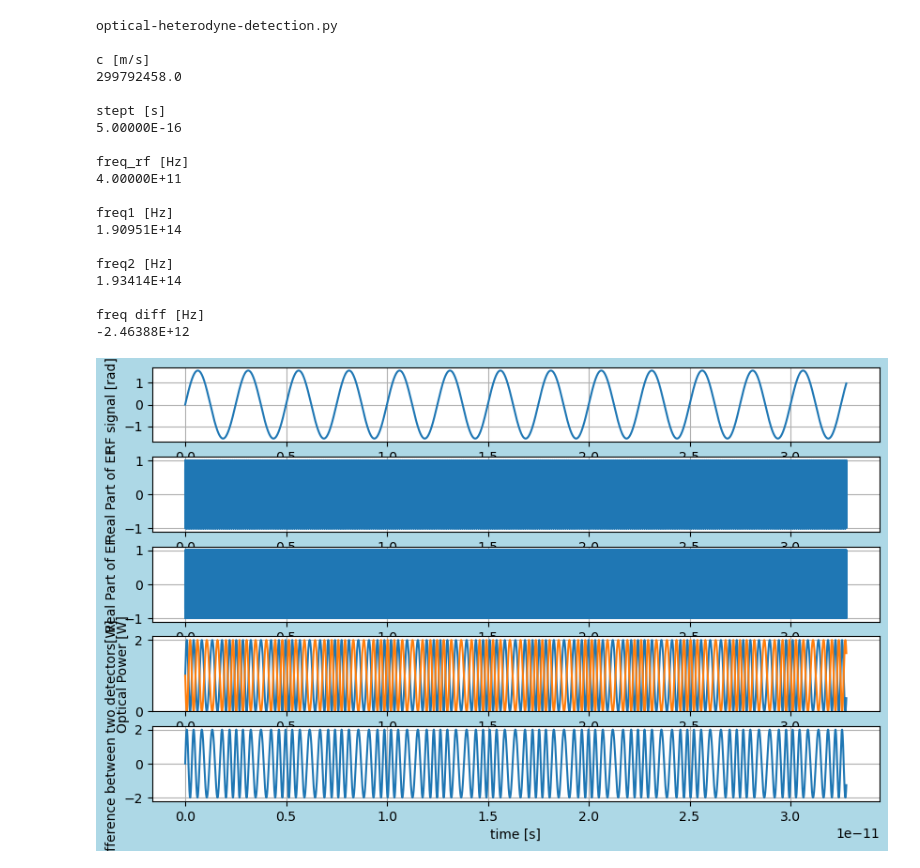
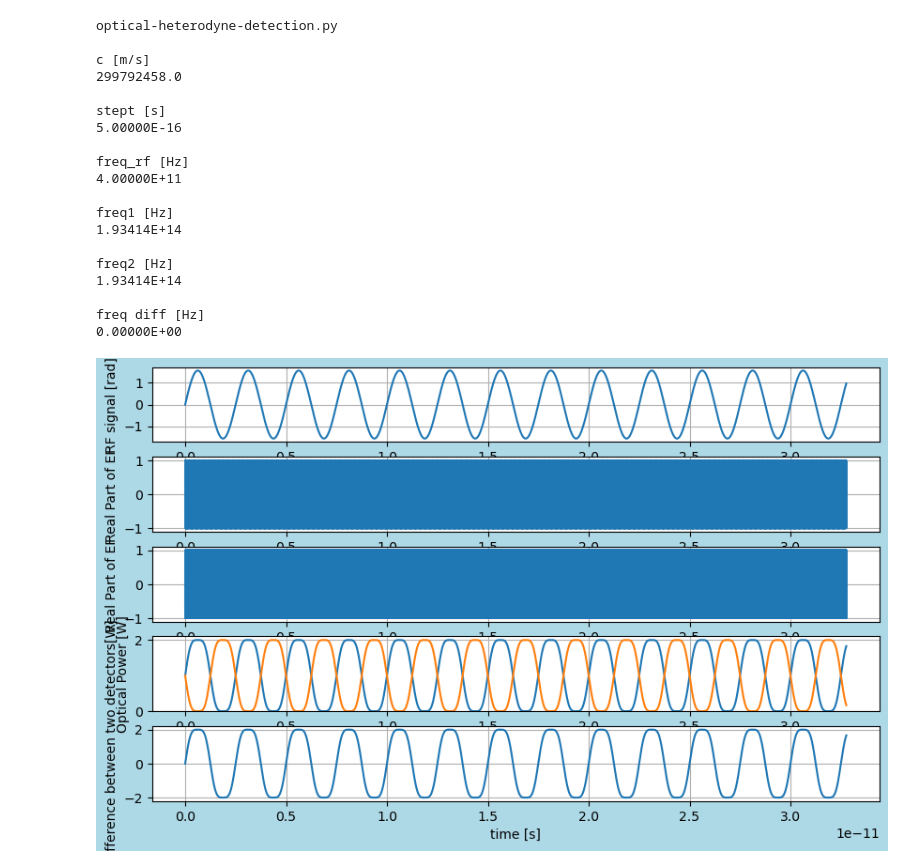
Before and after one commit to tacticstactics/optical-heterodyne-detection, a Jupyter notebook: optical-heterodyne-detection/optical_heterodyne_detection.ipynb, the cells around one changed output. Cells and saved outputs as stored; diff of their text form; code cells hidden in the pictures.

```diff
--- a/optical-heterodyne-detection/optical_heterodyne_detection.ipynb
+++ b/optical-heterodyne-detection/optical_heterodyne_detection.ipynb
@@ -43,9 +43,8 @@ oplcommon2=100 #Common Path Length 2
 opl1 =100
 opl2= 100
 
-wl1 = 1570e-9; #wavelength1 [m] Heterodyne
-#wl1 = 1550e-9; #wavelength1 [m] Homodyne
-wl2 = 1550e-9; #wavelength2 [m]
+wl1 = 1550e-9
+wl2 = 1550e-9
 
 # If wl1 and wl2 are equal, homodyne. If not, heterodyne.
 
@@ -201,33 +200,33 @@ ax3_1.set_ylabel("Power Spectrum")
 ax3_1.set_xlim(-1e12,10e12)
 
 ax3_2.plot(xf, 2.0/samplerate * np.abs(Port2_powercol_f[0:samplerate//2]))
 ax3_2.set_ylabel("Power Spectrum")
 ax3_2.set_xlim(-1e12,10e12)
 
 Power_diffcol_f = fft(Power_diffcol)
 ax3_3.plot(xf, 2.0/samplerate * np.abs(Power_diffcol_f[0:samplerate//2]))
 ax3_3.set_ylabel("Power Spectrum Difference")
 ax3_3.set_xlim(-1e12,10e12)
 
 plt.show()
 # %% [output]
 optical-heterodyne-detection.py
 
 c [m/s]
 299792458.0
 
 stept [s]
 5.00000E-16
 
 freq_rf [Hz]
 4.00000E+11
 
 freq1 [Hz]
-1.90951E+14
+1.93414E+14
 
 freq2 [Hz]
 1.93414E+14
 
 freq diff [Hz]
--2.46388E+12
+0.00000E+00
-[figure, old version]
+[figure, new version]
```
Also changed, not shown: parts of 1 cell of this notebook.
